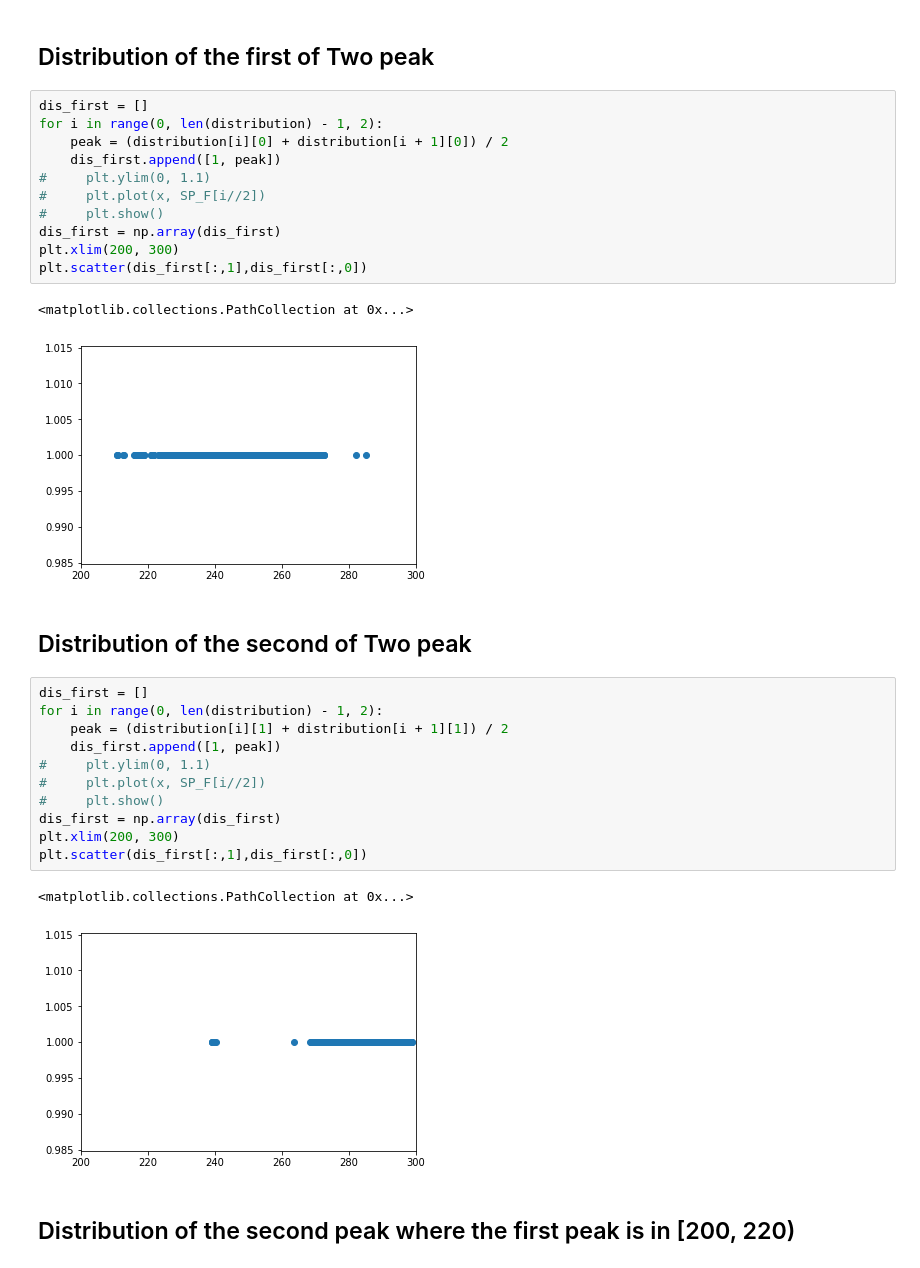
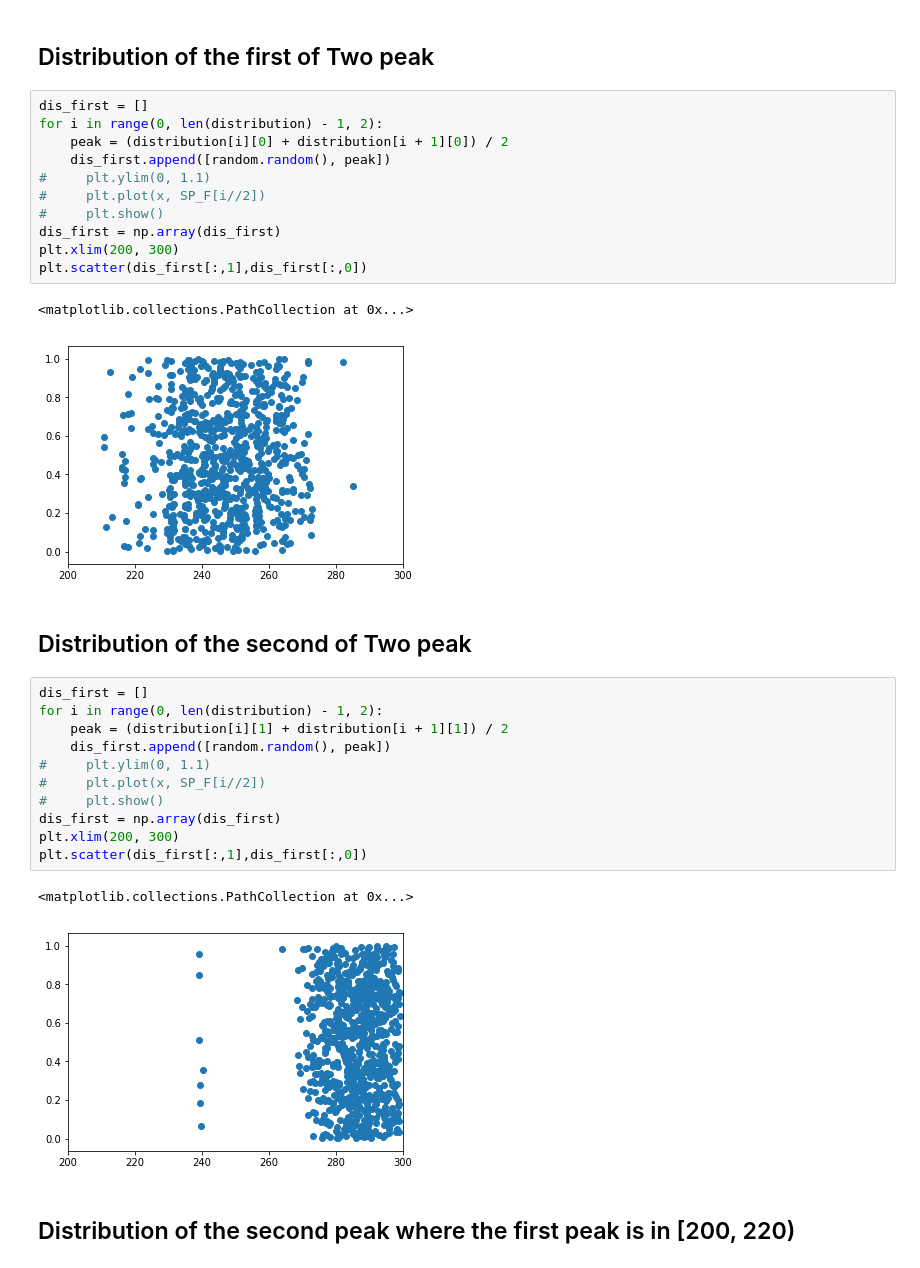
Before and after one commit to rifaasyari/Summer_research, a Jupyter notebook: DATA_Distribution.ipynb, the cells around one changed output. Saved outputs shown, nothing was run; the diff lists cells and outputs as text.

```diff
--- a/DATA_Distribution.ipynb
+++ b/DATA_Distribution.ipynb
@@ -109,24 +110,24 @@ len(distribution)
 # %%
 dis_first = []
 for i in range(0, len(distribution) - 1, 2):
     peak = (distribution[i][0] + distribution[i + 1][0]) / 2
-    dis_first.append([1, peak])
+    dis_first.append([random.random(), peak])
 #     plt.ylim(0, 1.1)
 #     plt.plot(x, SP_F[i//2])
 #     plt.show()
 dis_first = np.array(dis_first)
 plt.xlim(200, 300)
 plt.scatter(dis_first[:,1],dis_first[:,0])
 # %% [output]
 <matplotlib.collections.PathCollection at 0x...>
-[figure, old version]
+[figure, new version]
 # %% [markdown]
 ## Distribution of the second of Two peak
 # %%
 dis_first = []
 for i in range(0, len(distribution) - 1, 2):
     peak = (distribution[i][1] + distribution[i + 1][1]) / 2
-    dis_first.append([1, peak])
+    dis_first.append([random.random(), peak])
 #     plt.ylim(0, 1.1)
 #     plt.plot(x, SP_F[i//2])
 #     plt.show()
@@ -135,7 +136,7 @@ plt.xlim(200, 300)
 plt.scatter(dis_first[:,1],dis_first[:,0])
 # %% [output]
 <matplotlib.collections.PathCollection at 0x...>
-[figure, old version]
+[figure, new version]
 # %% [markdown]
 ## Distribution of the second peak where the first peak is in [200, 220)
 # %%
```
Also changed, not shown: parts of 8 cells of this notebook, 6 other files.
